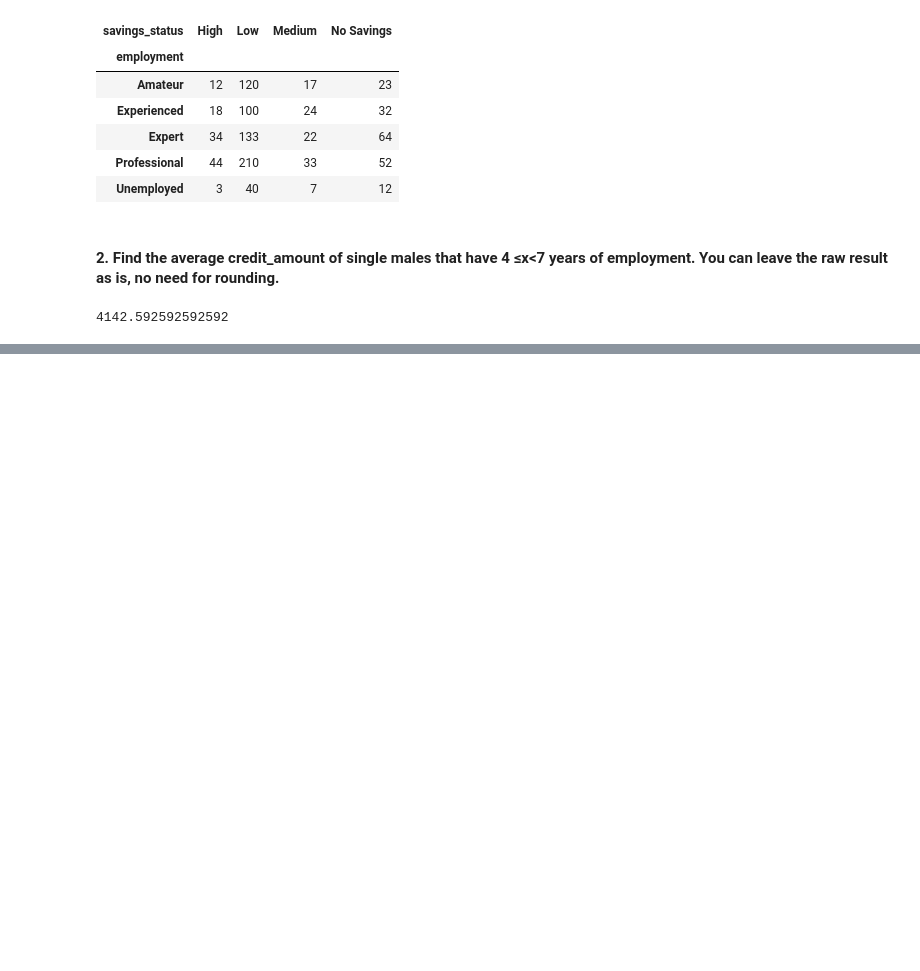
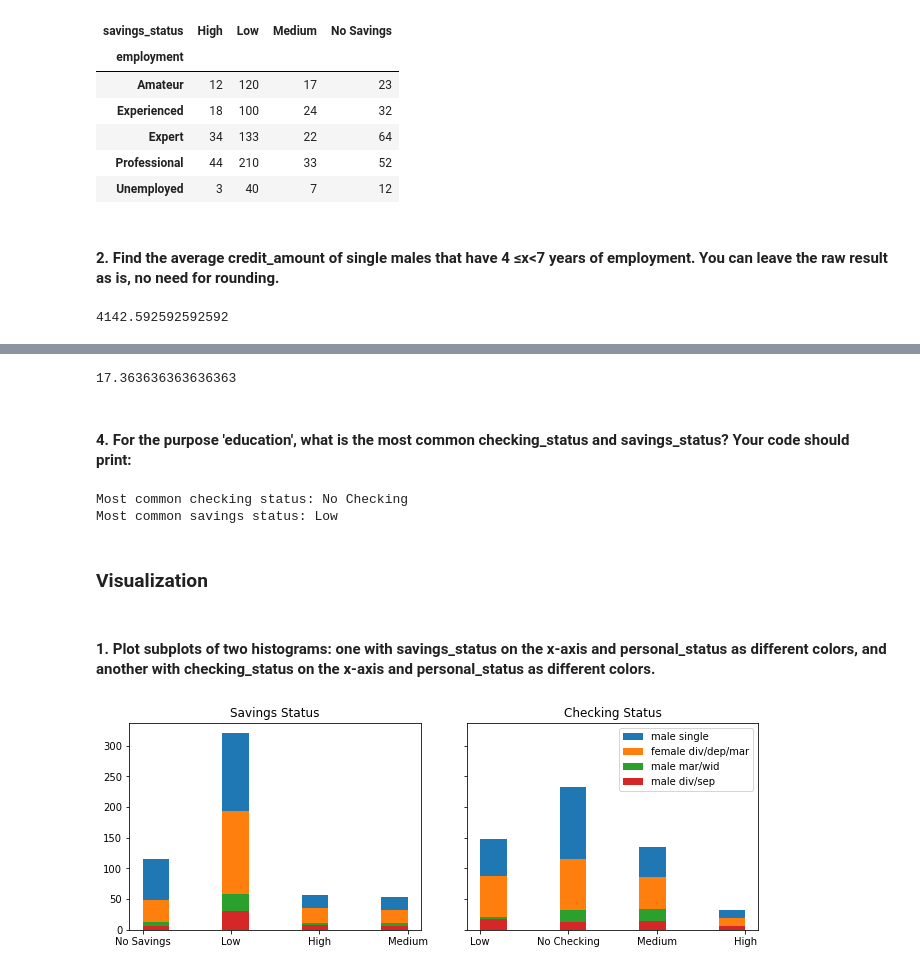
Before and after one commit to Kirill-Vine/210p3, a Jupyter notebook: part2/german_credit.ipynb, the cells around one changed output, grey strips where cells are left out. Cells and saved outputs as stored; diff of their text form; code cells hidden in the pictures; blank space fills up the shorter version.

```diff
--- a/part2/german_credit.ipynb
+++ b/part2/german_credit.ipynb
@@ -283,0 +270,41 @@ Most common savings status: Low
+# %%
+credit[credit['job']=='unemp/unskilled non res'].duration.mean()
+# %% [output]
+17.363636363636363
+# %% [markdown]
+#### 4. For the purpose 'education', what is the most common checking_status and savings_status? Your code should print:
+# %%
+checkStat = credit[credit['purpose']=='education'].checking_status.value_counts().idxmax()
+savStat = credit[credit['purpose']=='education'].savings_status.value_counts().idxmax()
+
+print(f'Most common checking status: {checkStat}')
+print(f'Most common savings status: {savStat}')
+# %% [output]
+Most common checking status: No Checking
+Most common savings status: Low
+# %% [markdown]
+### Visualization
+# %% [markdown]
+#### 1. Plot subplots of two histograms: one with savings_status on the x-axis and personal_status as different colors, and another with checking_status on the x-axis and personal_status as different colors.
+# %%
+fig, axes = plt.subplots(1,2, figsize=(10,4),sharey=True)
+fig.tight_layout(pad=3.0)
+
+axes[0].set_title('Savings Status')
+axes[0].hist(credit[credit['personal_status']=='male single'].savings_status, label = 'male single')
+axes[0].hist(credit[credit['personal_status']=='female div/dep/mar'].savings_status, label = 'female div/dep/mar')
+axes[0].hist(credit[credit['personal_status']=='male mar/wid'].savings_status, label = 'male mar/wid')
+axes[0].hist(credit[credit['personal_status']=='male div/sep'].savings_status, label= 'male div/sep')
+
+
+axes[1].set_title('Checking Status')
+axes[1].hist(credit[credit['personal_status']=='male single'].checking_status, label = 'male single')
+axes[1].hist(credit[credit['personal_status']=='female div/dep/mar'].checking_status, label = 'female div/dep/mar')
+axes[1].hist(credit[credit['personal_status']=='male mar/wid'].checking_status, label = 'male mar/wid')
+axes[1].hist(credit[credit['personal_status']=='male div/sep'].checking_status, label= 'male div/sep')
+
+axes[1].legend()
+
+plt.show()
+# %% [output]
+[figure, added]
```
Also changed, not shown: parts of 20 cells of this notebook.
